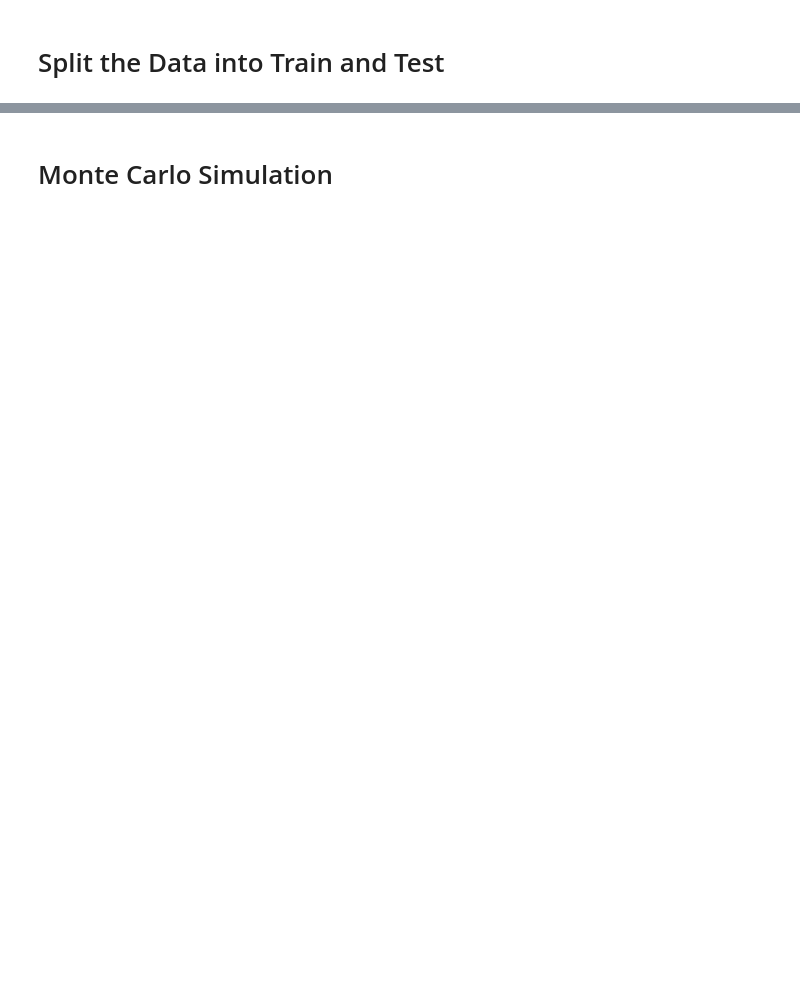
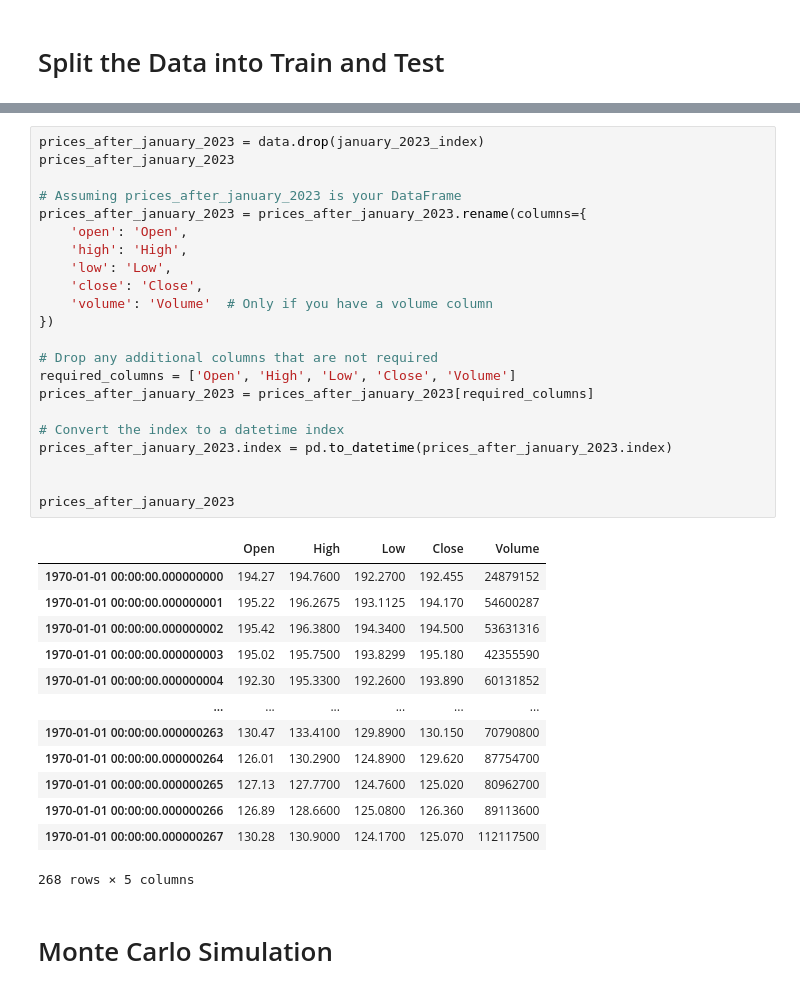
Before and after one commit to AlgoETS/MarkokChainMonteCarlo, a Jupyter notebook: backtest.ipynb, the cells around one changed output, grey strips where cells are left out. Drawn from its saved outputs; the diff is of its cells as text; blank space fills up the shorter version.

```diff
--- a/backtest.ipynb
+++ b/backtest.ipynb
@@ -172,3 +222,39 @@ else:
+# %%
+prices_after_january_2023 = data.drop(january_2023_index)
+prices_after_january_2023
+
+# Assuming prices_after_january_2023 is your DataFrame
+prices_after_january_2023 = prices_after_january_2023.rename(columns={
+    'open': 'Open',
+    'high': 'High',
+    'low': 'Low',
+    'close': 'Close',
+    'volume': 'Volume'  # Only if you have a volume column
+})
+
+# Drop any additional columns that are not required
+required_columns = ['Open', 'High', 'Low', 'Close', 'Volume']
+prices_after_january_2023 = prices_after_january_2023[required_columns]
+
+# Convert the index to a datetime index
+prices_after_january_2023.index = pd.to_datetime(prices_after_january_2023.index)
+
+
+prices_after_january_2023
+# %% [output]
+|  | Open | High | Low | Close | Volume |
+| 1970-01-01 00:00:00.000000000 | 194.27 | 194.7600 | 192.2700 | 192.455 | 24879152 |
+| 1970-01-01 00:00:00.000000001 | 195.22 | 196.2675 | 193.1125 | 194.170 | 54600287 |
+| 1970-01-01 00:00:00.000000002 | 195.42 | 196.3800 | 194.3400 | 194.500 | 53631316 |
+| 1970-01-01 00:00:00.000000003 | 195.02 | 195.7500 | 193.8299 | 195.180 | 42355590 |
+| 1970-01-01 00:00:00.000000004 | 192.30 | 195.3300 | 192.2600 | 193.890 | 60131852 |
+| ... | ... | ... | ... | ... | ... |
+| 1970-01-01 00:00:00.000000263 | 130.47 | 133.4100 | 129.8900 | 130.150 | 70790800 |
+| 1970-01-01 00:00:00.000000264 | 126.01 | 130.2900 | 124.8900 | 129.620 | 87754700 |
+| 1970-01-01 00:00:00.000000265 | 127.13 | 127.7700 | 124.7600 | 125.020 | 80962700 |
+| 1970-01-01 00:00:00.000000266 | 126.89 | 128.6600 | 125.0800 | 126.360 | 89113600 |
+| 1970-01-01 00:00:00.000000267 | 130.28 | 130.9000 | 124.1700 | 125.070 | 112117500 |
+268 rows × 5 columns
 # %% [markdown]
 # Monte Carlo Simulation
 # %%
```
Also changed, not shown: parts of 21 cells of this notebook, 2 other files.
